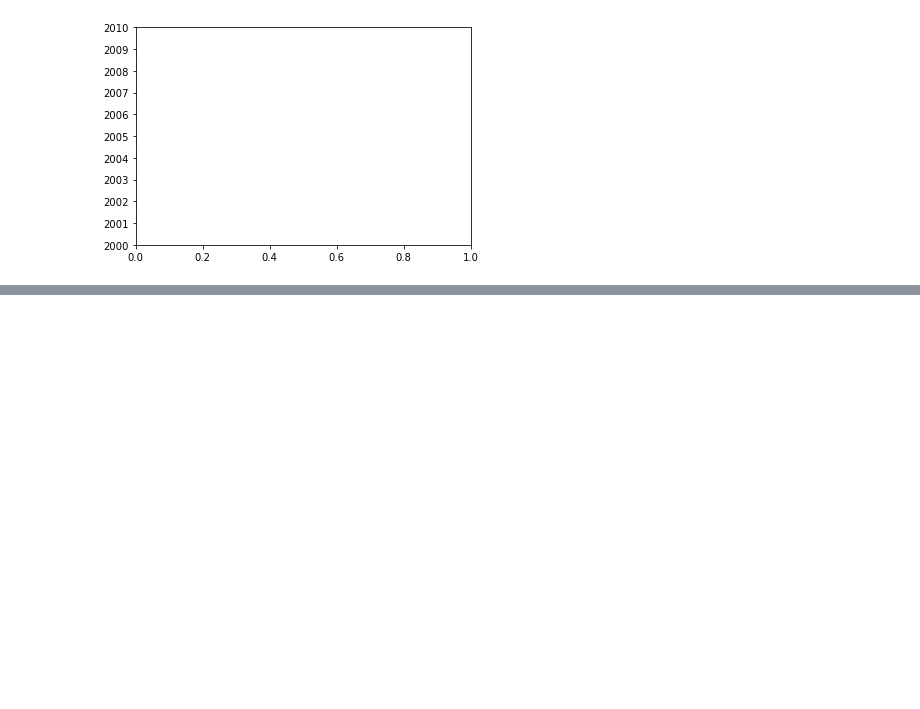
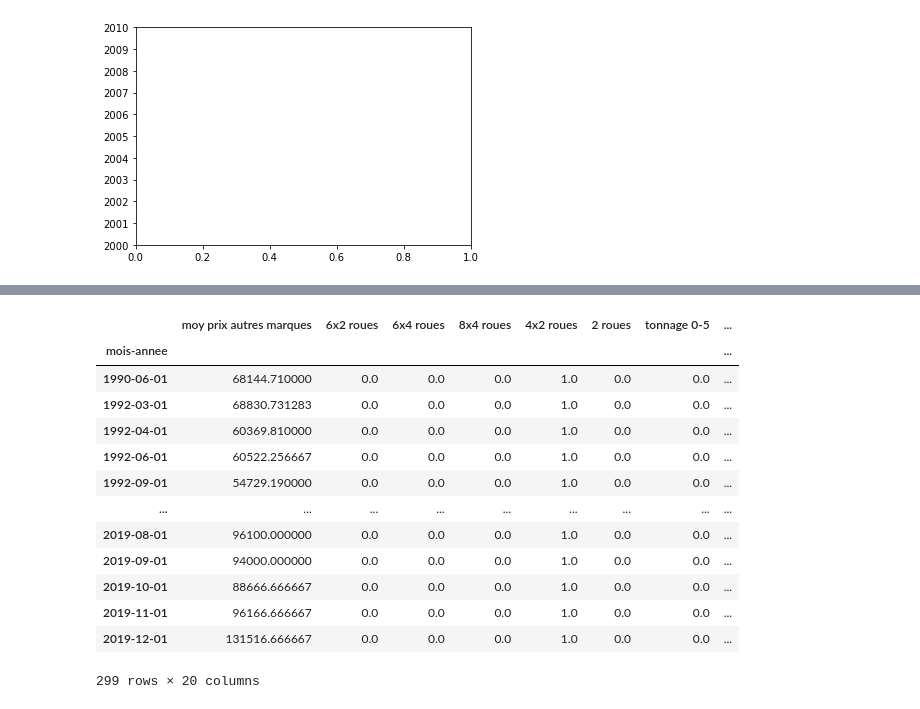
Before and after one commit to KilianPrvst/Truck_cartel, a Jupyter notebook: theobald.ipynb, the cells around one changed output, grey strips where cells are left out. Cells and saved outputs as stored; diff of their text form; code cells hidden in the pictures; blank space fills up the shorter version.

```diff
--- a/theobald.ipynb
+++ b/theobald.ipynb
@@ -119 +273,6 @@ df['mois-annee'] = df["Date d'achat "].map(mois_annee)
+# %%
+df2 = df[['mois-annee', 'prix camion', 'Marque ', "6x2 roues",
+           "6x4 roues", "8x4 roues", "4x2 roues", "2 roues",
+            "tonnage 0-5", "tonnage 5-10", "tonnage 10-15", "tonnage 15-20",
+            "tonnage 20-25", "tonnage 25-30", "SCANIA", "DAF", "IVECO", "RENAULT", "RENAULT", "DAIMLER","MAN", "AUTRE" ]]
 # %%
@@ -121,2 +294,0 @@ df1 = df[['mois-annee', 'prix camion'], ]
-# %%
-df2 = df1.groupby(['mois-annee']).mean()
@@ -127,0 +295,4 @@ plt.plot(df2)
+# %%
+cam_scania= df2[df2["Marque "] == "SCANIA"].groupby(['mois-annee']).mean()
+cam_autre= df2[df2["Marque "] != "SCANIA"].groupby(['mois-annee']).mean()
+cam_scania["prix camion"]
@@ -127,0 +313,17 @@ plt.plot(df2)
+# %%
+scania = cam_scania['prix camion']
+autres_marques = pd.DataFrame(cam_autre)
+
+autres_marques.rename(columns={"prix camion": "moy prix autres marques"}, inplace=True)
+
+#print(autres_marques["moy prix autres marques"])
+
+scan = pd.Series()
+for index, value in autres_marques["moy prix autres marques"].iteritems():
+    if index in cam_scania.index :
+        scan.loc[index] = cam_scania.loc[index]
+    else :
+        scan.loc[index] = 0
+
+autres_marques["SCANIA"] = scan.values
+print(scan.values)
@@ -127,0 +348,17 @@ plt.plot(df2)
+# %%
+autres_marques
+# %% [output]
+|  | moy prix autres marques | 6x2 roues | 6x4 roues | 8x4 roues | 4x2 roues | 2 roues | tonnage 0-5 | ... |
+| mois-annee |  |  |  |  |  |  |  | ... |
+| 1990-06-01 | 68144.710000 | 0.0 | 0.0 | 0.0 | 1.0 | 0.0 | 0.0 | ... |
+| 1992-03-01 | 68830.731283 | 0.0 | 0.0 | 0.0 | 1.0 | 0.0 | 0.0 | ... |
+| 1992-04-01 | 60369.810000 | 0.0 | 0.0 | 0.0 | 1.0 | 0.0 | 0.0 | ... |
+| 1992-06-01 | 60522.256667 | 0.0 | 0.0 | 0.0 | 1.0 | 0.0 | 0.0 | ... |
+| 1992-09-01 | 54729.190000 | 0.0 | 0.0 | 0.0 | 1.0 | 0.0 | 0.0 | ... |
+| ... | ... | ... | ... | ... | ... | ... | ... | ... |
+| 2019-08-01 | 96100.000000 | 0.0 | 0.0 | 0.0 | 1.0 | 0.0 | 0.0 | ... |
+| 2019-09-01 | 94000.000000 | 0.0 | 0.0 | 0.0 | 1.0 | 0.0 | 0.0 | ... |
+| 2019-10-01 | 88666.666667 | 0.0 | 0.0 | 0.0 | 1.0 | 0.0 | 0.0 | ... |
+| 2019-11-01 | 96166.666667 | 0.0 | 0.0 | 0.0 | 1.0 | 0.0 | 0.0 | ... |
+| 2019-12-01 | 131516.666667 | 0.0 | 0.0 | 0.0 | 1.0 | 0.0 | 0.0 | ... |
+299 rows × 20 columns
```
Also changed, not shown: parts of 24 cells of this notebook, 2 other files.
